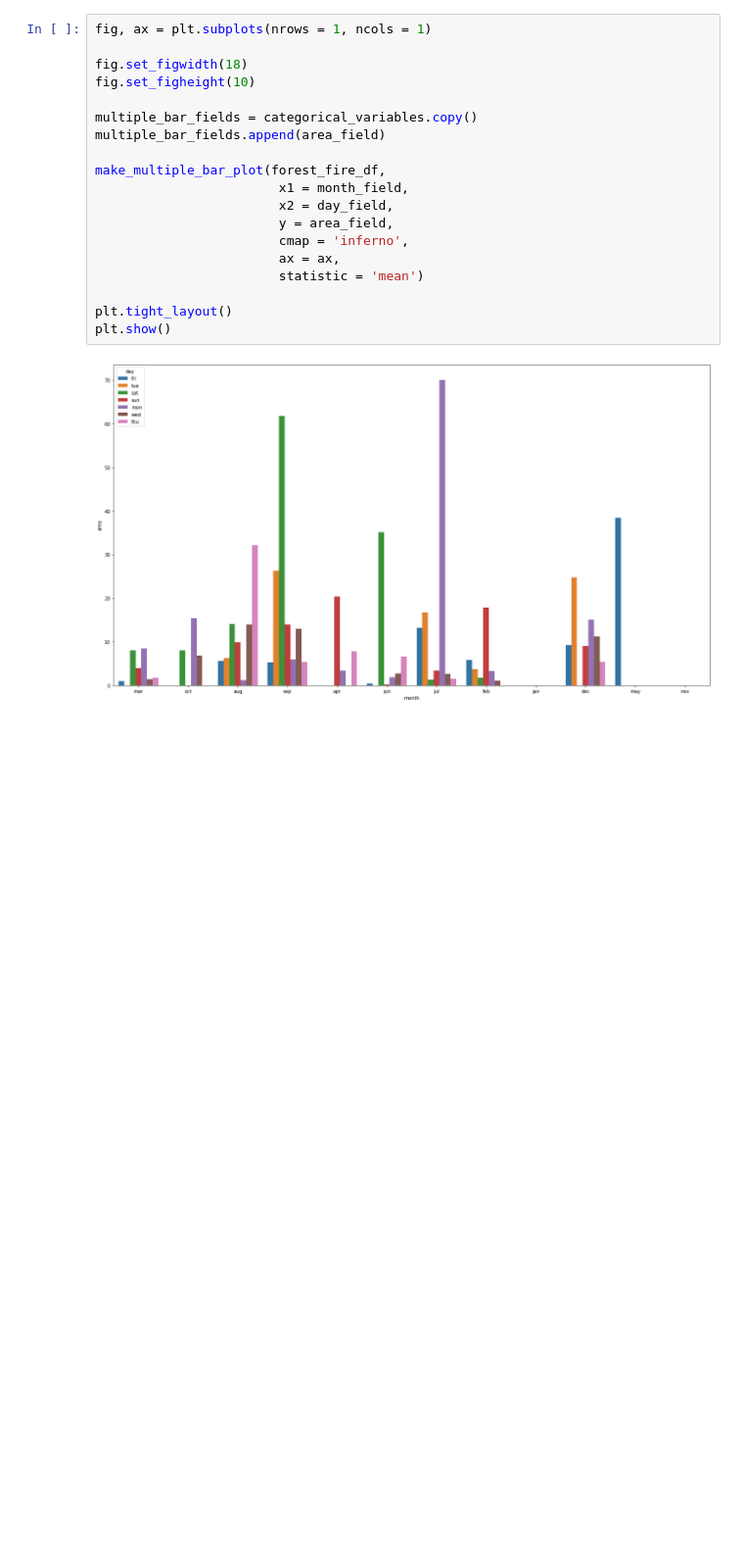
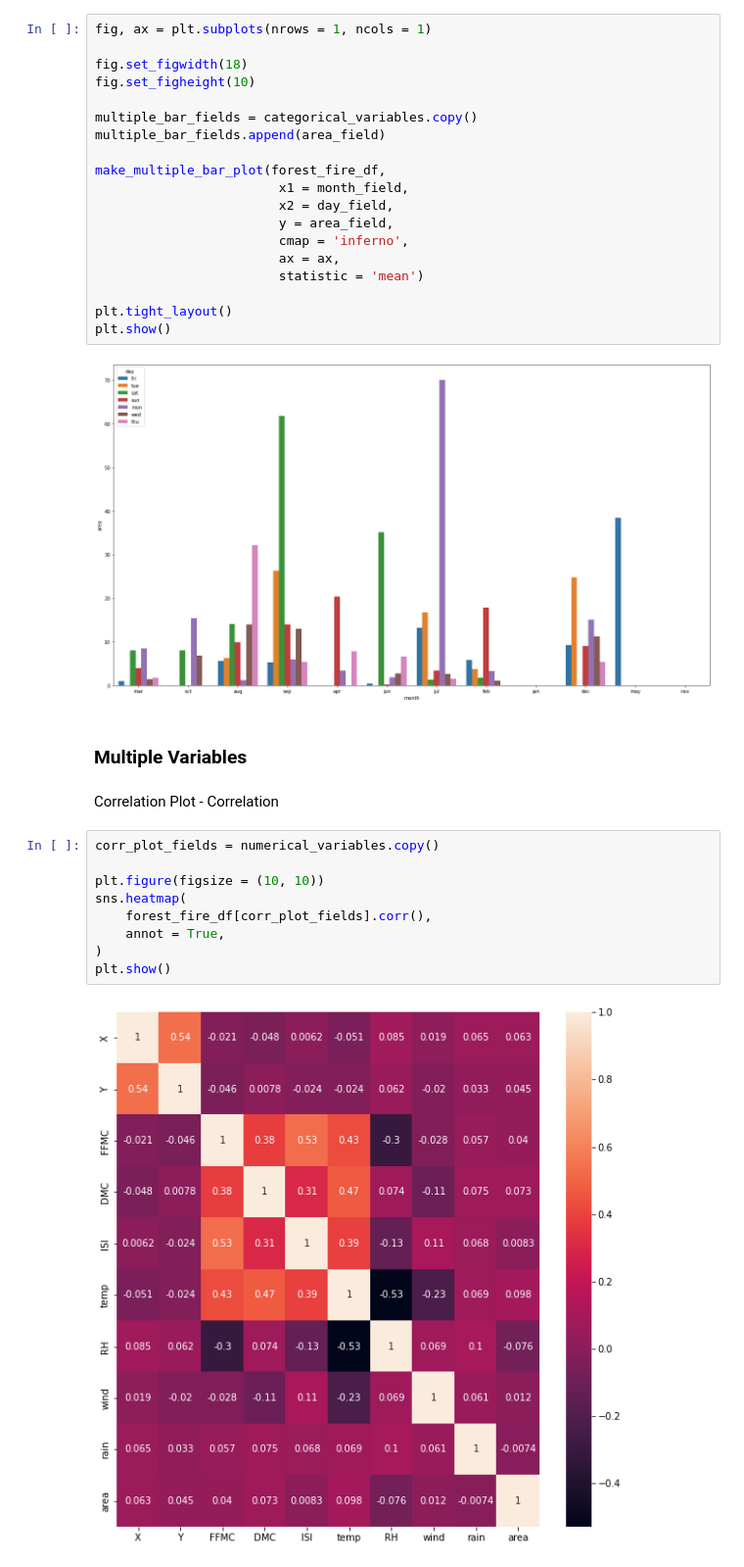
Before and after one commit to MaxZx3000/Forest-Fire, a Jupyter notebook: Final_Project_Forest_Fire_Classifier_(Anthony_Kevin_Oktavius).ipynb, the cells around one changed output. Shown at 98% size. Saved outputs shown, nothing was run; the diff lists cells and outputs as text; blank space fills up the shorter version.

Commit message:
Added Correlation Plot - Correlation

```diff
--- a/Final_Project_Forest_Fire_Classifier_(Anthony_Kevin_Oktavius).ipynb
+++ b/Final_Project_Forest_Fire_Classifier_(Anthony_Kevin_Oktavius).ipynb
@@ -209,3 +209,18 @@ plt.tight_layout()
 plt.show()
 # %% [output]
 [figure]
+# %% [markdown]
+### Multiple Variables
+# %% [markdown]
+Correlation Plot - Correlation
+# %%
+corr_plot_fields = numerical_variables.copy()
+
+plt.figure(figsize = (10, 10))
+sns.heatmap(
+    forest_fire_df[corr_plot_fields].corr(),
+    annot = True,
+)
+plt.show()
+# %% [output]
+[figure, added]
```
